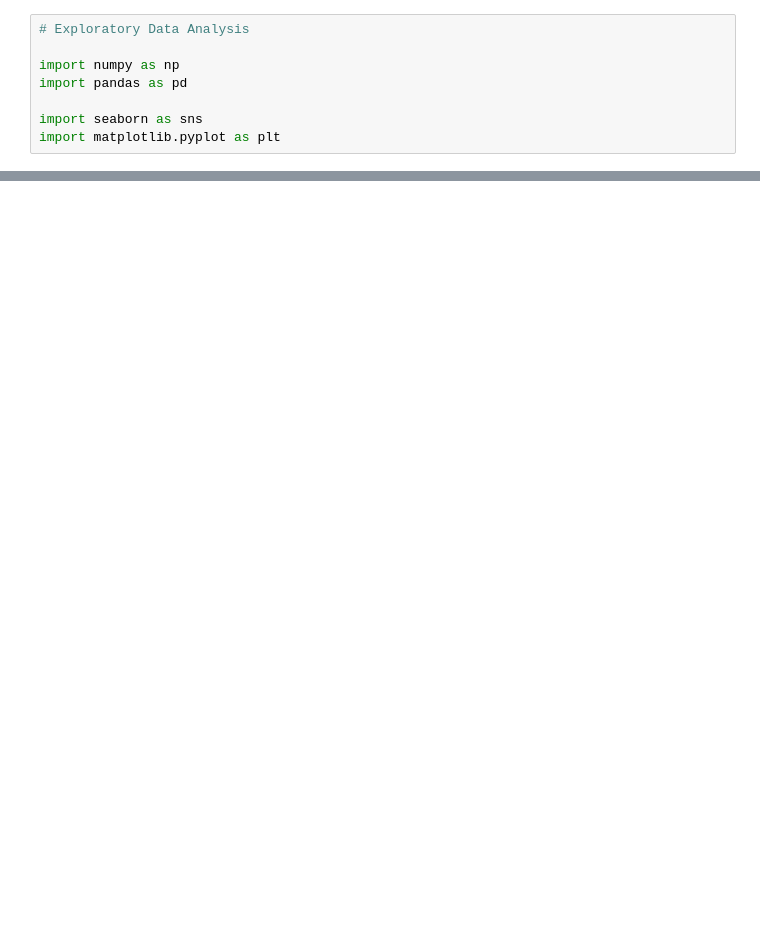
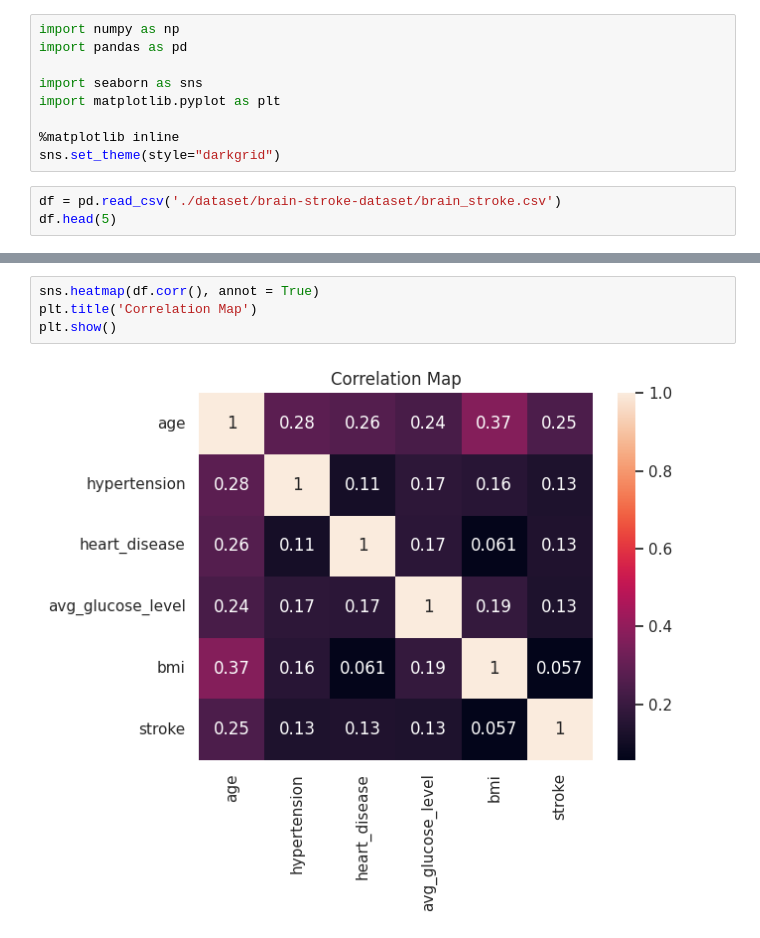
Before and after one commit to PremKumar-V/ML_Projects, a Jupyter notebook: Brain_Stroke_Detection.ipynb, the cells around one changed output, grey strips where cells are left out. Drawn from its saved outputs; the diff is of its cells as text; blank space fills up the shorter version.

```diff
--- a/Brain_Stroke_Detection.ipynb
+++ b/Brain_Stroke_Detection.ipynb
@@ -47,8 +43,12 @@ Downloading brain-stroke-dataset.zip to ./dataset/brain-stroke-dataset
 # %%
-# Exploratory Data Analysis
-
 import numpy as np
 import pandas as pd
 
 import seaborn as sns
 import matplotlib.pyplot as plt
+
+%matplotlib inline
+sns.set_theme(style="darkgrid")
+# %%
+df = pd.read_csv('./dataset/brain-stroke-dataset/brain_stroke.csv')
+df.head(5)
@@ -54,0 +97,6 @@ import matplotlib.pyplot as plt
+# %%
+sns.heatmap(df.corr(), annot = True)
+plt.title('Correlation Map')
+plt.show()
+# %% [output]
+[figure, added]
```
Also changed, not shown: parts of 24 cells of this notebook.
